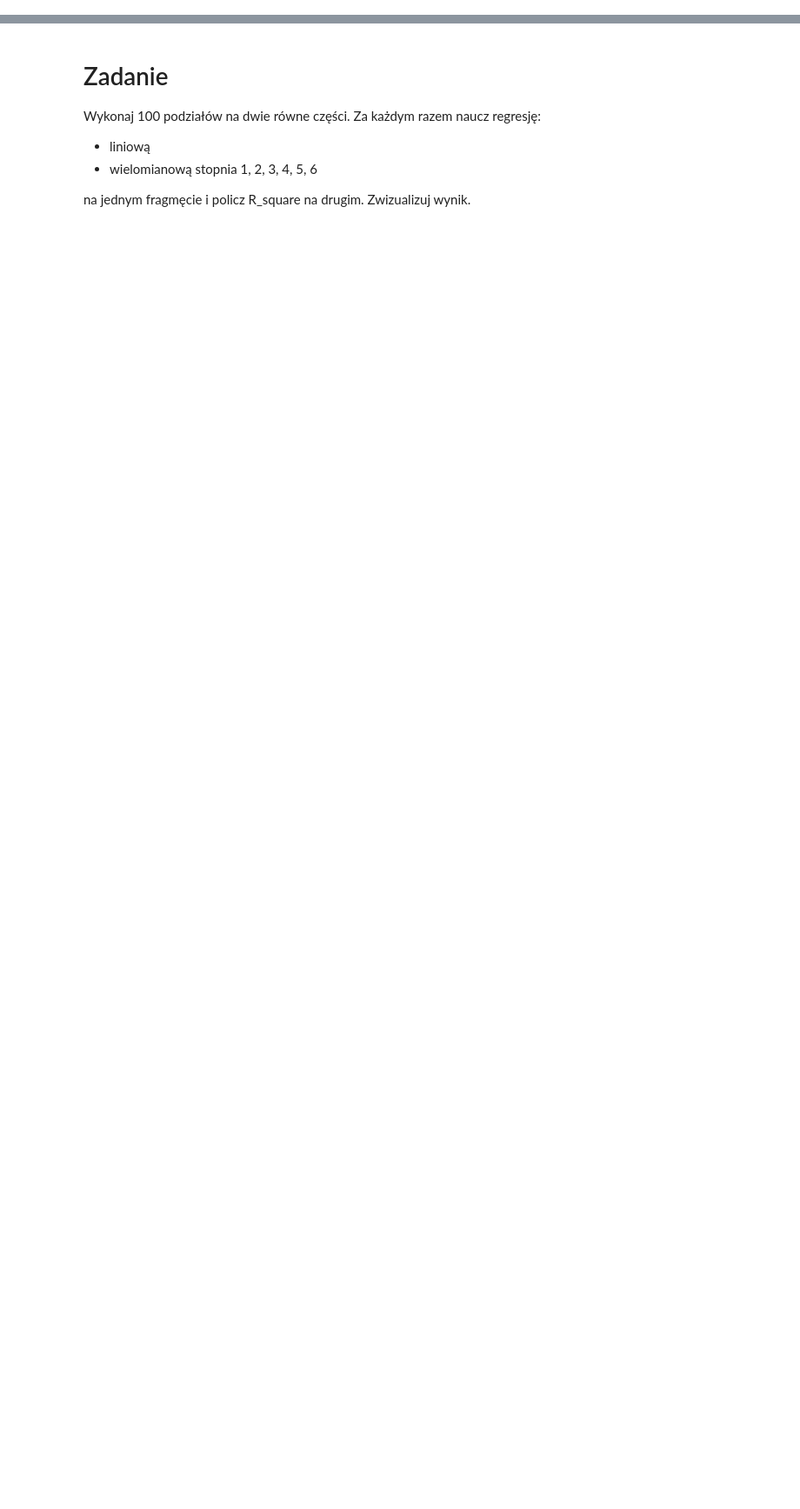
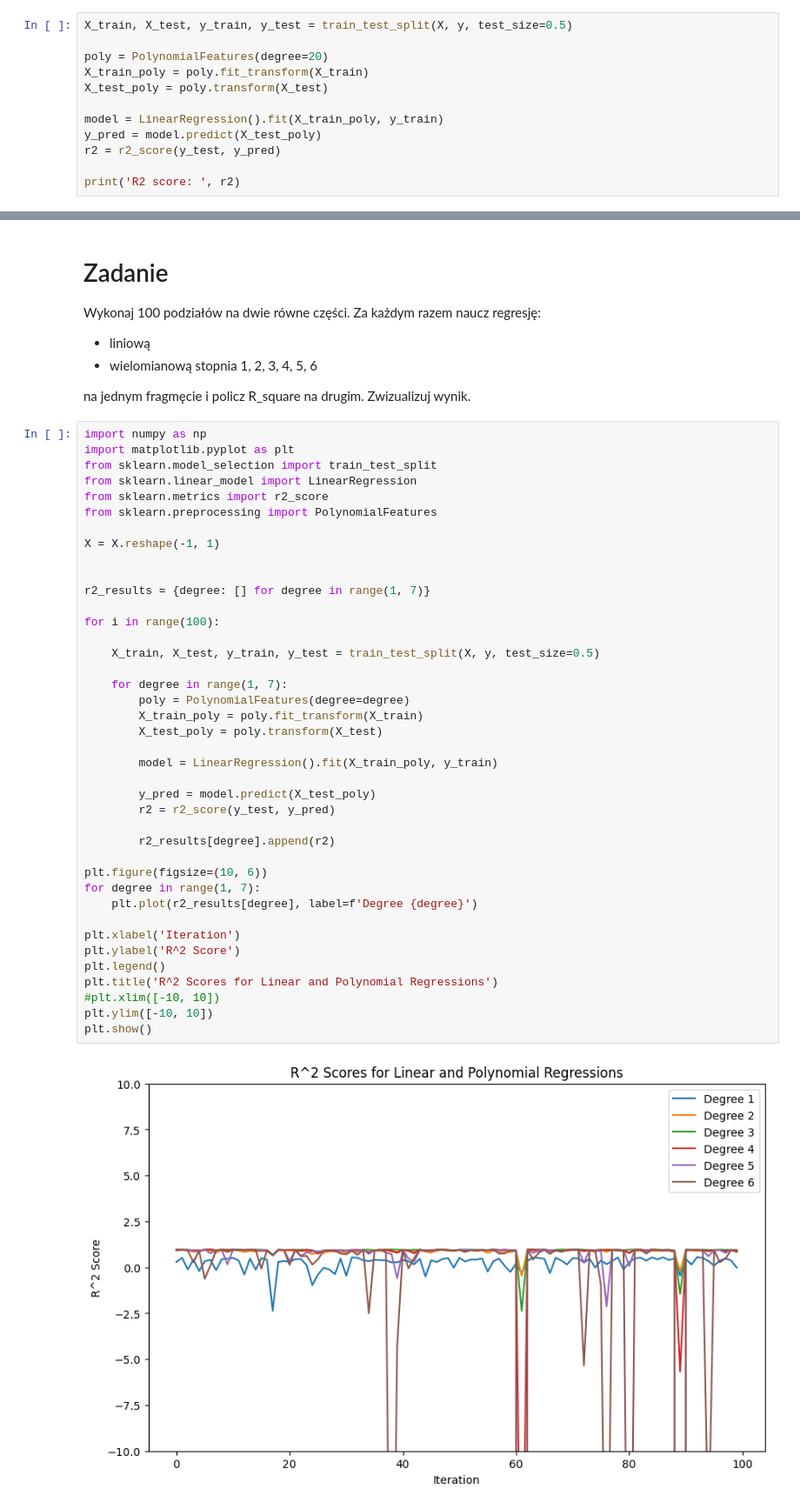
Before and after one commit to sit3kk/Basics-of-Artificial-Intelligence-Notebooks, a Jupyter notebook: Notebooks/6/AD_Z06_B_underfitting_vs_overfitting.ipynb, the cells around one changed output, grey strips where cells are left out. Shown: that part at 87% size. Saved outputs shown, nothing was run; the diff lists cells and outputs as text; blank space fills up the shorter version.

```diff
--- a/Notebooks/6/AD_Z06_B_underfitting_vs_overfitting.ipynb
+++ b/Notebooks/6/AD_Z06_B_underfitting_vs_overfitting.ipynb
@@ -75,0 +82,12 @@ from sklearn import  metrics
+# %%
+X_train, X_test, y_train, y_test = train_test_split(X, y, test_size=0.5)
+
+poly = PolynomialFeatures(degree=20)
+X_train_poly = poly.fit_transform(X_train)
+X_test_poly = poly.transform(X_test)
+
+model = LinearRegression().fit(X_train_poly, y_train)
+y_pred = model.predict(X_test_poly)
+r2 = r2_score(y_test, y_pred)
+
+print('R2 score: ', r2)
@@ -82,3 +102,45 @@ Wykonaj 100 podziałów na dwie równe części. Za każdym razem naucz regresj
 
 na jednym fragmęcie i policz R_square na drugim.
 Zwizualizuj wynik.
+# %%
+import numpy as np
+import matplotlib.pyplot as plt
+from sklearn.model_selection import train_test_split
+from sklearn.linear_model import LinearRegression
+from sklearn.metrics import r2_score
+from sklearn.preprocessing import PolynomialFeatures
+
+X = X.reshape(-1, 1)
+
+
+r2_results = {degree: [] for degree in range(1, 7)}
+
+for i in range(100):
+
+    X_train, X_test, y_train, y_test = train_test_split(X, y, test_size=0.5)
+
+    for degree in range(1, 7):
+        poly = PolynomialFeatures(degree=degree)
+        X_train_poly = poly.fit_transform(X_train)
+        X_test_poly = poly.transform(X_test)
+
+        model = LinearRegression().fit(X_train_poly, y_train)
+
+        y_pred = model.predict(X_test_poly)
+        r2 = r2_score(y_test, y_pred)
+
+        r2_results[degree].append(r2)
+
+plt.figure(figsize=(10, 6))
+for degree in range(1, 7):
+    plt.plot(r2_results[degree], label=f'Degree {degree}')
+
+plt.xlabel('Iteration')
+plt.ylabel('R^2 Score')
+plt.legend()
+plt.title('R^2 Scores for Linear and Polynomial Regressions')
+#plt.xlim([-10, 10])
+plt.ylim([-10, 10])
+plt.show()
+# %% [output]
+[figure, added]
```
Also changed, not shown: parts of 7 cells of this notebook.
